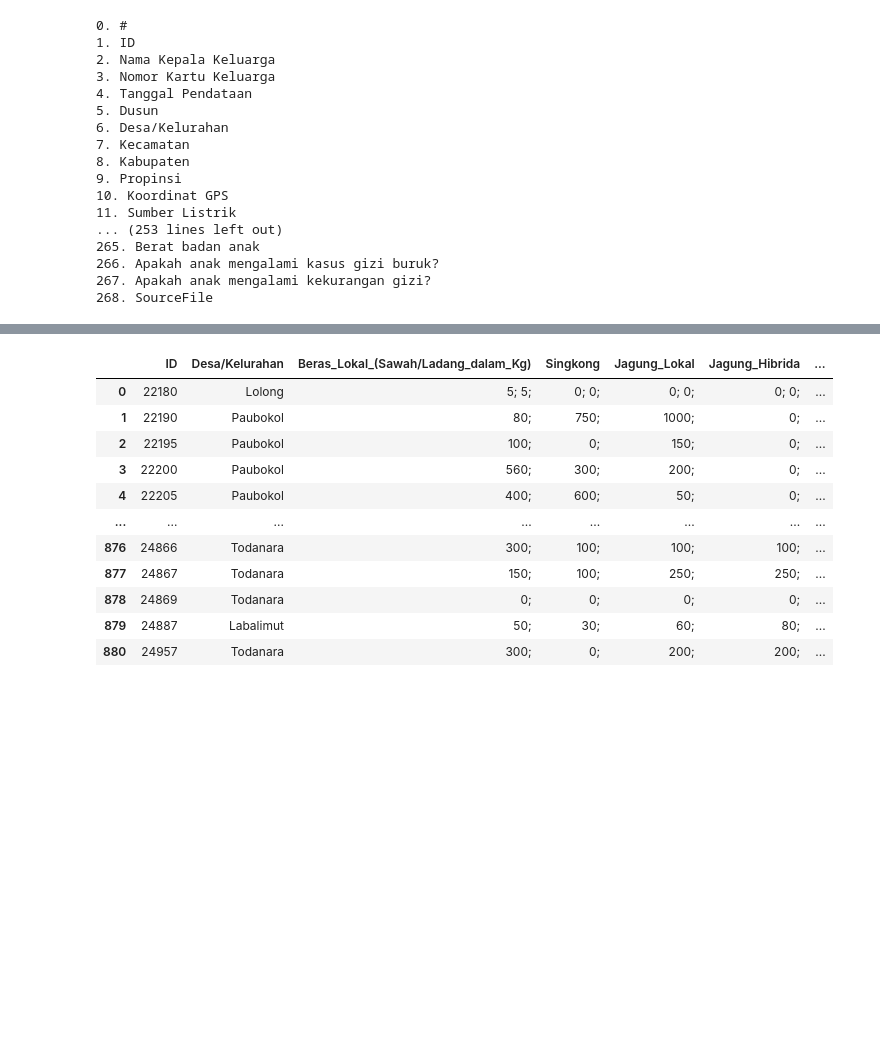
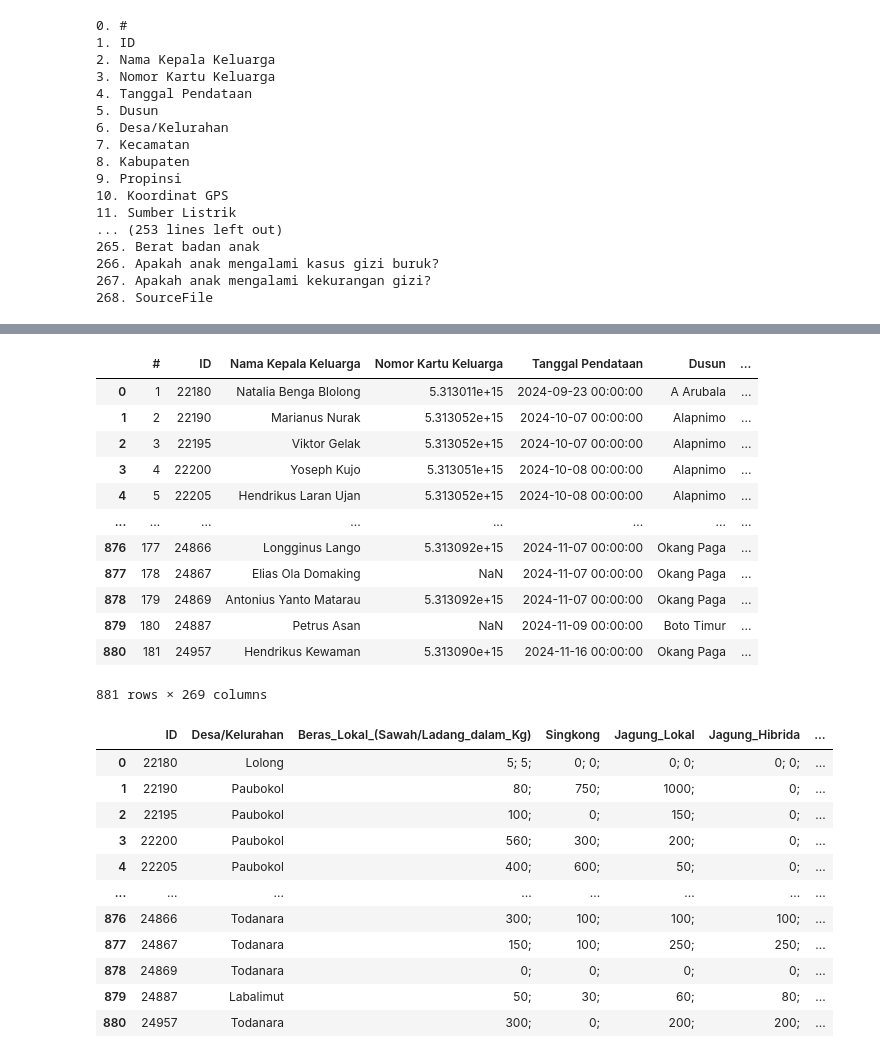
Before and after one commit to hldfiadn/rumah-tangga-mbkp, a Jupyter notebook: df sesuai atribut/cleaning-with-separate-dotcomma.ipynb, the cells around one changed output, grey strips where cells are left out. Drawn from its saved outputs; the diff is of its cells as text; code cells hidden in the pictures; blank space fills up the shorter version.

```diff
--- a/df sesuai atribut/cleaning-with-separate-dotcomma.ipynb
+++ b/df sesuai atribut/cleaning-with-separate-dotcomma.ipynb
@@ -27,3 +49,19 @@ for i, col in enumerate(df.columns):
+# %%
+df
+# %% [output]
+|  | # | ID | Nama Kepala Keluarga | Nomor Kartu Keluarga | Tanggal Pendataan | Dusun | ... |
+| 0 | 1 | 22180 | Natalia Benga Blolong | 5.313011e+15 | 2024-09-23 00:00:00 | A Arubala | ... |
+| 1 | 2 | 22190 | Marianus Nurak | 5.313052e+15 | 2024-10-07 00:00:00 | Alapnimo | ... |
+| 2 | 3 | 22195 | Viktor Gelak | 5.313052e+15 | 2024-10-07 00:00:00 | Alapnimo | ... |
+| 3 | 4 | 22200 | Yoseph Kujo | 5.313051e+15 | 2024-10-08 00:00:00 | Alapnimo | ... |
+| 4 | 5 | 22205 | Hendrikus Laran Ujan | 5.313052e+15 | 2024-10-08 00:00:00 | Alapnimo | ... |
+| ... | ... | ... | ... | ... | ... | ... | ... |
+| 876 | 177 | 24866 | Longginus Lango | 5.313092e+15 | 2024-11-07 00:00:00 | Okang Paga | ... |
+| 877 | 178 | 24867 | Elias Ola Domaking | NaN | 2024-11-07 00:00:00 | Okang Paga | ... |
+| 878 | 179 | 24869 | Antonius Yanto Matarau | 5.313092e+15 | 2024-11-07 00:00:00 | Okang Paga | ... |
+| 879 | 180 | 24887 | Petrus Asan | NaN | 2024-11-09 00:00:00 | Boto Timur | ... |
+| 880 | 181 | 24957 | Hendrikus Kewaman | 5.313090e+15 | 2024-11-16 00:00:00 | Okang Paga | ... |
+881 rows × 269 columns
 # %%
 def clean_columns(df):
     df.columns = df.columns.str.replace(' ', '_')
```
Also changed, not shown: parts of 1 cell of this notebook, 1 other file.
